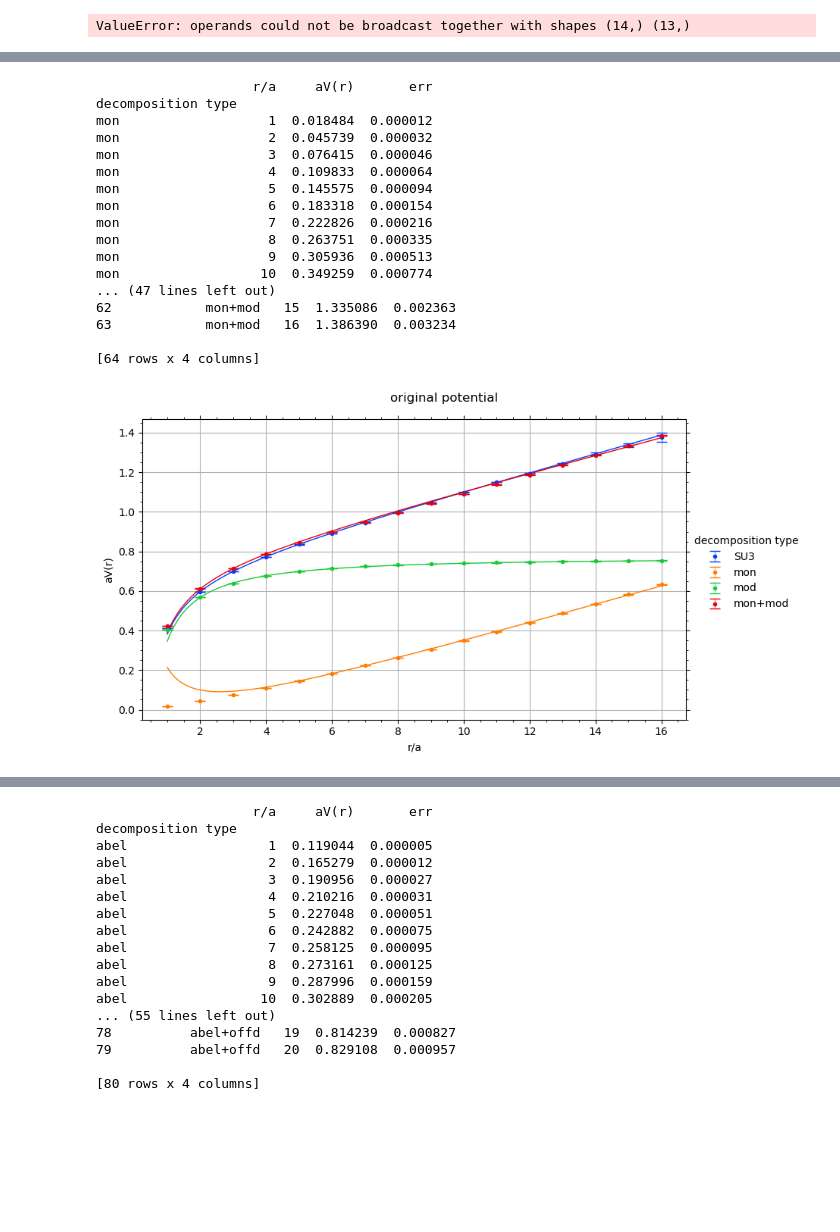
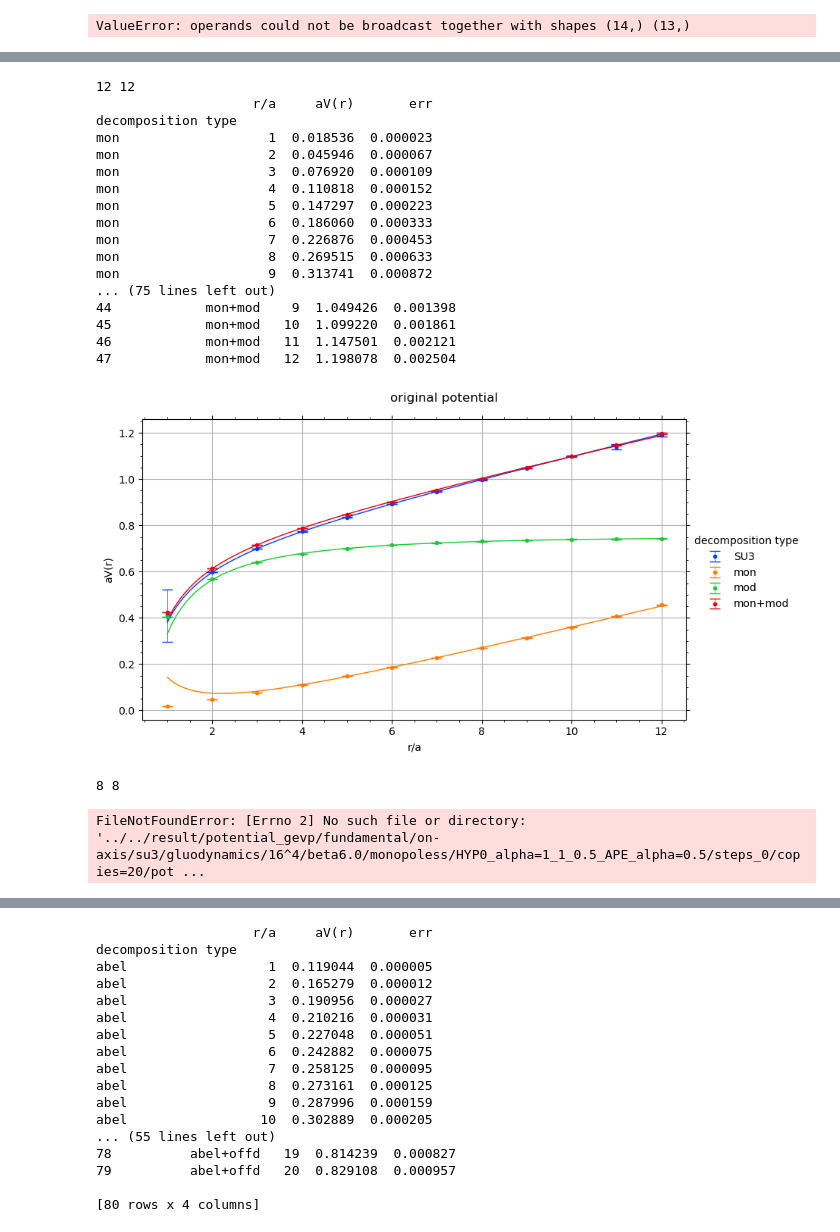
Before and after one commit to ilyakudrov/observables, a Jupyter notebook: python_jupyter/potential/potential_decomposition.ipynb, the cells around one changed output, grey strips where cells are left out. Saved outputs shown, nothing was run; the diff lists cells and outputs as text; code cells hidden in the pictures; blank space fills up the shorter version.

```diff
--- a/python_jupyter/potential/potential_decomposition.ipynb
+++ b/python_jupyter/potential/potential_decomposition.ipynb
@@ -364,21 +426,26 @@ mon                  10  0.170651  0.000499
+# %%
+potential_decomposition_su3_mon_mod('24^4', 24, 24, 6.0, 'steps_0/copies=20', 31, copy=0)
+# %% [output]
+12 12
+                    r/a     aV(r)       err
+decomposition type
+mon                   1  0.018536  0.000023
+mon                   2  0.045946  0.000067
+mon                   3  0.076920  0.000109
+mon                   4  0.110818  0.000152
+mon                   5  0.147297  0.000223
+mon                   6  0.186060  0.000333
+mon                   7  0.226876  0.000453
+mon                   8  0.269515  0.000633
+mon                   9  0.313741  0.000872
+... (75 lines left out)
+44            mon+mod    9  1.049426  0.001398
+45            mon+mod   10  1.099220  0.001861
+46            mon+mod   11  1.147501  0.002121
+47            mon+mod   12  1.198078  0.002504
+[figure, added]
 # %%
-potential_decomposition_su3_mon_mod('32^4', 16, 16, 6.0, 'steps_0/copies=20', 31, copy=0)
+potential_decomposition_su3_mon_mod('16^4', 16, 16, 6.0, 'steps_0/copies=20', 31, copy=0)
 # %% [output]
-                    r/a     aV(r)       err
-decomposition type
-mon                   1  0.018484  0.000012
-mon                   2  0.045739  0.000032
-mon                   3  0.076415  0.000046
-mon                   4  0.109833  0.000064
-mon                   5  0.145575  0.000094
-mon                   6  0.183318  0.000154
-mon                   7  0.222826  0.000216
-mon                   8  0.263751  0.000335
-mon                   9  0.305936  0.000513
-mon                  10  0.349259  0.000774
-... (47 lines left out)
-62            mon+mod   15  1.335086  0.002363
-63            mon+mod   16  1.386390  0.003234
-
-[64 rows x 4 columns]
+8 8
-[figure, removed]
+FileNotFoundError: [Errno 2] No such file or directory: '../../result/potential_gevp/fundamental/on-axis/su3/gluodynamics/16^4/beta6.0/monopoless/HYP0_alpha=1_1_0.5_APE_alpha=0.5/steps_0/copies=20/pot ...
```
Also changed, not shown: parts of 13 cells of this notebook, 2 other files.
